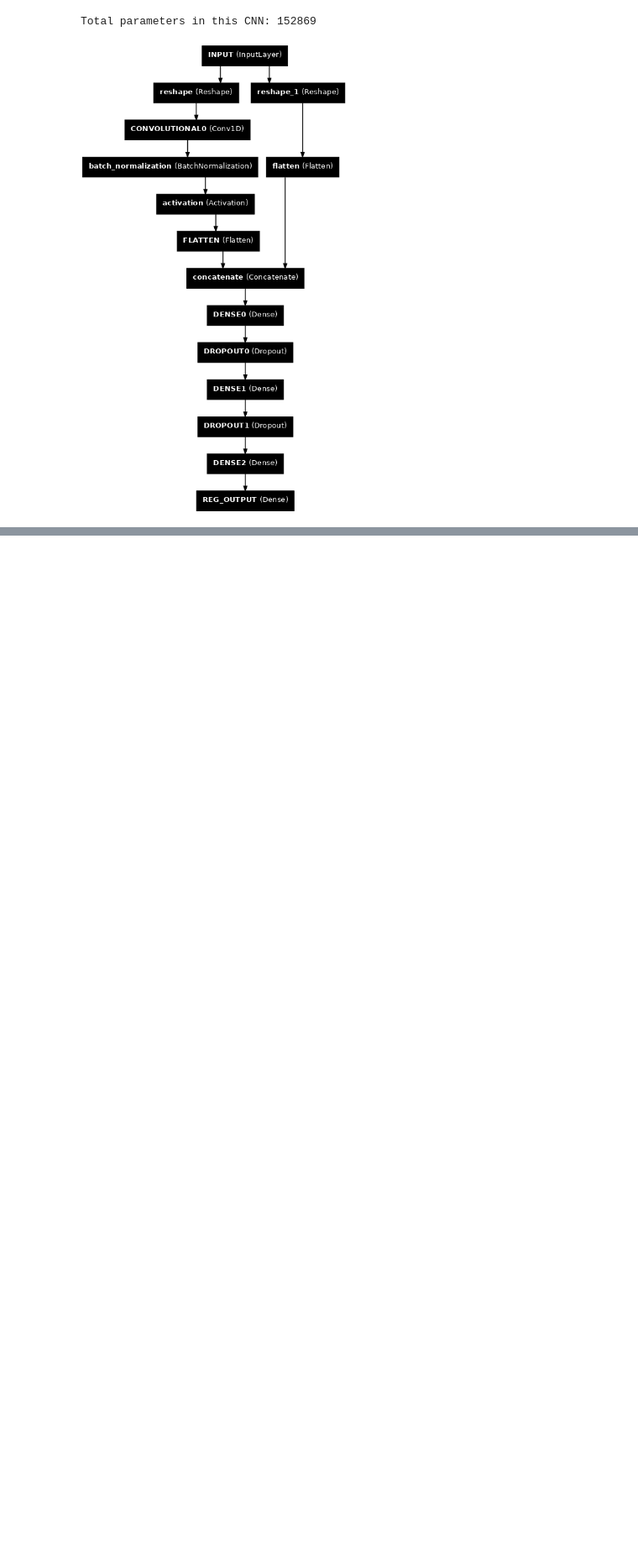
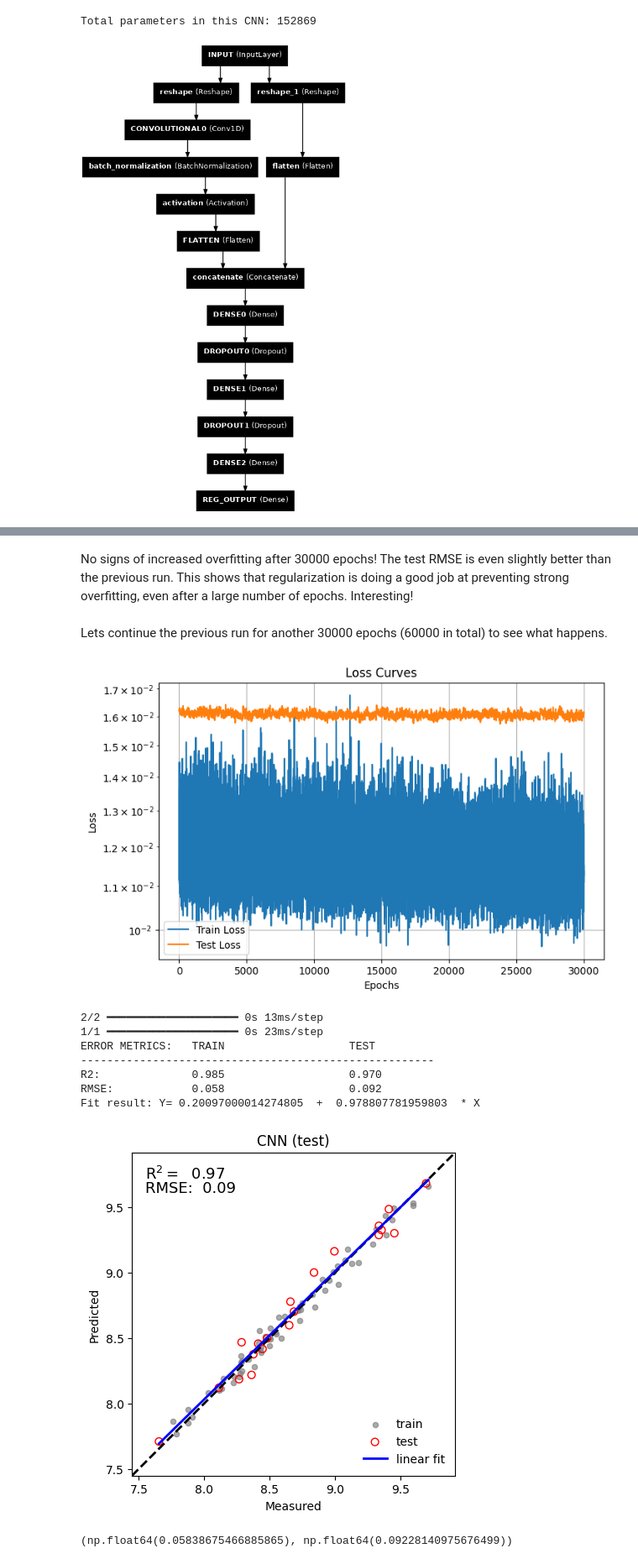
Before and after one commit to dario-passos/DeepLearning_for_VIS-NIR_Spectra, a Jupyter notebook: notebooks/DeepSpectra2019/DeepSpectra_model.ipynb, the cells around one changed output, grey strips where cells are left out. Shown at 84% size. Saved outputs shown, nothing was run; the diff lists cells and outputs as text; code cells hidden in the pictures; blank space fills up the shorter version.

```diff
--- a/notebooks/DeepSpectra2019/DeepSpectra_model.ipynb
+++ b/notebooks/DeepSpectra2019/DeepSpectra_model.ipynb
@@ -1009,0 +1096,49 @@ Total parameters in this CNN: 152869
+# %% [markdown]
+No signs of increased overfitting after 30000 epochs! The test RMSE is even slightly better than the previous run. This shows that regularization is doing a good job at preventing strong overfitting, even after a large number of epochs. Interesting!
+# %% [markdown]
+Lets continue the previous run for another 30000 epochs (60000 in total) to see what happens.
+# %%
+## Model not reinitialized. We continue training from previous state. The initial learning rate might be too high
+EPOCHS = 30000
+history5 = model4.fit(
+        x_train_scaled.reshape(-1, INPUT_DIM, 1),  # Reshape for Conv1D input
+        y_train.values, shuffle=True, # Shuffle the training data
+        #validation_split=0.2,
+        validation_data=(x_test_scaled.reshape(-1, INPUT_DIM, 1), y_test.values),
+        epochs=EPOCHS,
+        batch_size=BATCH_SIZE,
+        callbacks=[progressbar, lr_reduce],
+        verbose=0
+    )
+
+
+plt.figure(figsize=(8, 5))
+plt.plot(history5.history['loss'], label='Train Loss')
+plt.plot(history5.history['val_loss'], label='Test Loss')
+plt.title('Loss Curves')
+# log y
+plt.yscale('log')
+plt.xlabel('Epochs')
+plt.ylabel('Loss')
+plt.legend()
+plt.grid()
+plt.show()
+
+
+# model.load_weights(model_name)
+## Compute RMSE metrics for TRAIN and TEST sets
+y_train_pred = model4.predict(x_train_scaled)
+y_test_pred = model4.predict(x_test_scaled)
+
+plot_prediction2(y_train, y_test, y_train_pred, y_test_pred, 'CNN (test)', savefig=False, figname=None)
+# %% [output]
+[figure, added]
+2/2 ━━━━━━━━━━━━━━━━━━━━ 0s 13ms/step
+1/1 ━━━━━━━━━━━━━━━━━━━━ 0s 23ms/step
+ERROR METRICS:   TRAIN                   TEST
+------------------------------------------------------
+R2:              0.985                   0.970
+RMSE:            0.058                   0.092
+Fit result: Y= 0.20097000014274805  +  0.978807781959803  * X
+[figure, added]
+(np.float64(0.05838675466885865), np.float64(0.09228140975676499))
```
Also changed, not shown: parts of 4 cells of this notebook.
